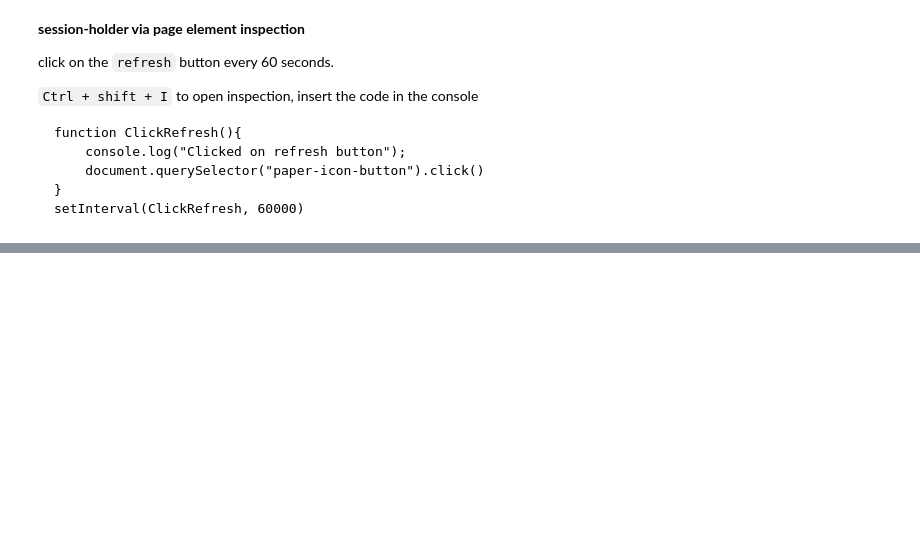
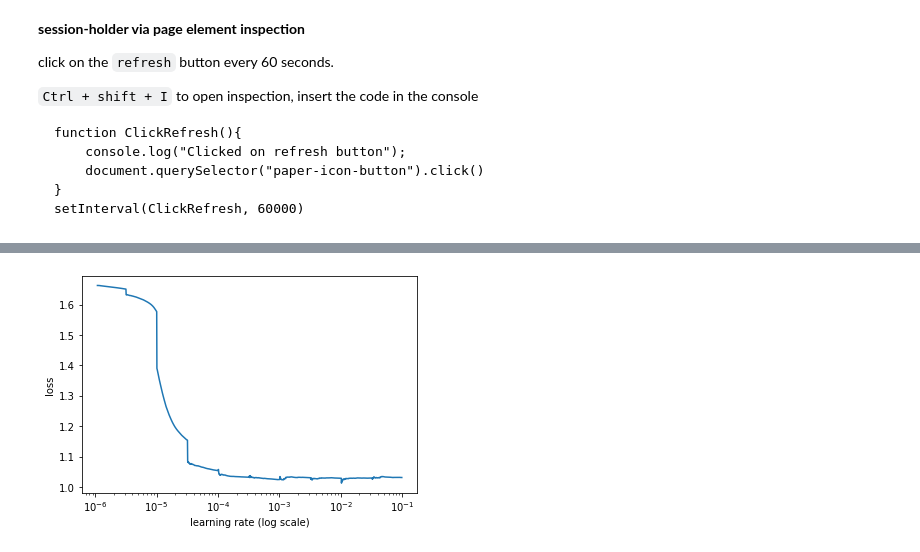
Before and after one commit to armiro/Pneumothorax-Segmentation, a Jupyter notebook: pnx_segmentation.ipynb, the cells around one changed output, grey strips where cells are left out. Saved outputs shown, nothing was run; the diff lists cells and outputs as text; code cells hidden in the pictures; blank space fills up the shorter version.

```diff
--- a/pnx_segmentation.ipynb
+++ b/pnx_segmentation.ipynb
@@ -107,0 +138,10 @@ self-dice is: tf.Tensor(1.0, shape=(), dtype=float64) and self-jaccard is: tf.Te
+# %%
+# find best learning rate for adam optimizer
+from keras_lr_finder.lr_finder import LRFinder
+
+lr_finder = LRFinder(model=model)
+lr_finder.find(x_train=X_train, y_train=y_train, start_lr=0.000001,
+               end_lr=0.1, batch_size=64, epochs=10)
+
+lr_finder.plot_loss() # best lr is where the plot has highest neg slope before the loss jump
+# %% [output]
@@ -108,2 +168,3 @@ self-dice is: tf.Tensor(1.0, shape=(), dtype=float64) and self-jaccard is: tf.Te
+[figure, added]
 # %%
 # model architecture: vanilla unet
```
Also changed, not shown: parts of 21 cells of this notebook.
